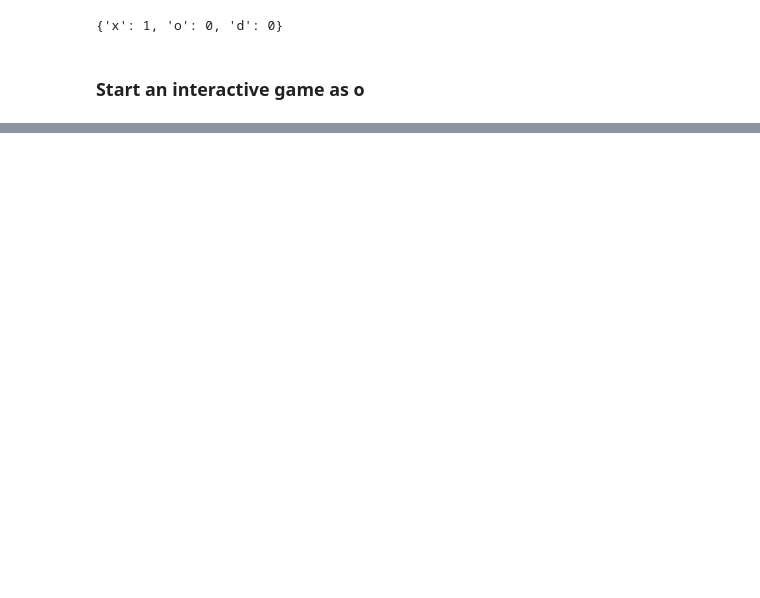
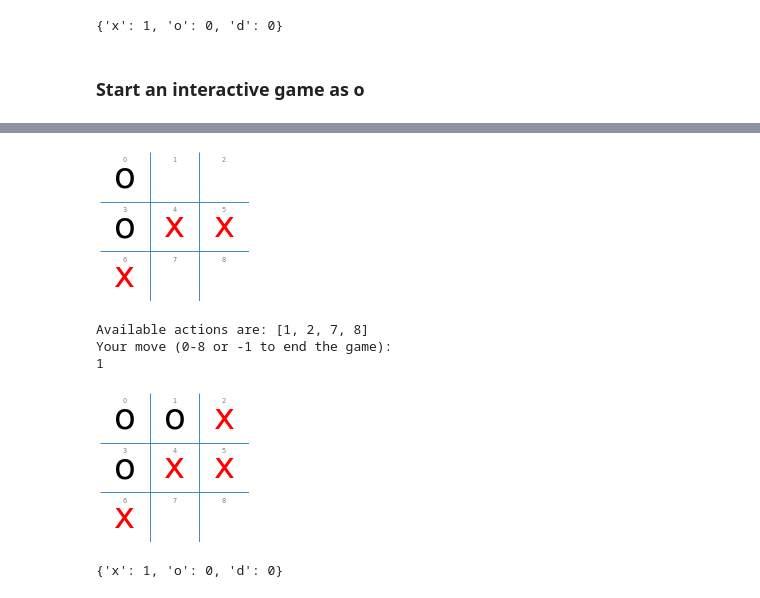
Before and after one commit to SGU-2627-PBL-AdvancedAI/LAB05_GAME, a Jupyter notebook: tictactoe_interactive.ipynb, the cells around one changed output, grey strips where cells are left out. Saved outputs shown, nothing was run; the diff lists cells and outputs as text; code cells hidden in the pictures; blank space fills up the shorter version.

```diff
--- a/tictactoe_interactive.ipynb
+++ b/tictactoe_interactive.ipynb
@@ -71,0 +207,11 @@ Available actions are: [0, 2, 3, 8]
+# %%
+# THỦ BƯỚC 2: PMCS (N=100) đóng vai X (đi trước), Bạn đóng vai O (đi sau)
+print("=== VÁN 2: PMCS (X) ĐẤU VỚI BẠN (O) ===")
+play(pmcs100_player, interactive_player, N=1, show_final_board=True)
+# %% [output]
+[figure, added]
+Available actions are: [1, 2, 7, 8]
+Your move (0-8 or -1 to end the game):
+1
+[figure, added]
+{'x': 1, 'o': 0, 'd': 0}
```
Also changed, not shown: parts of 6 cells of this notebook, 1 other file.
